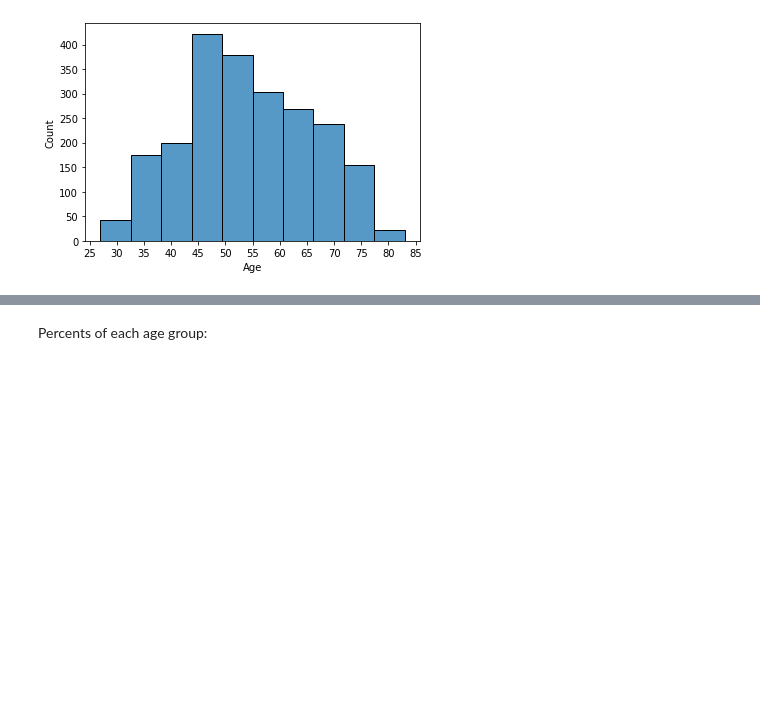
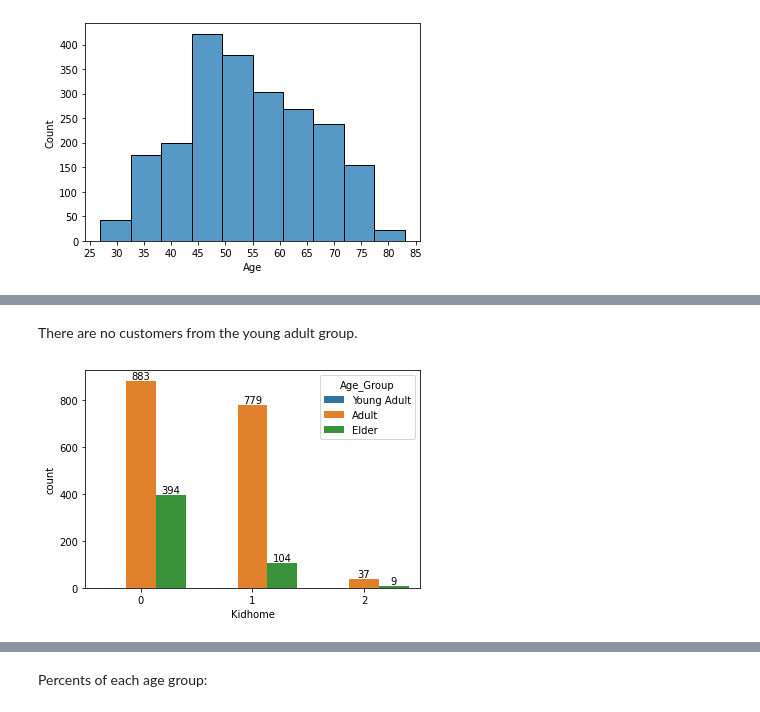
Before and after one commit to barisanik/customer-analysis, a Jupyter notebook: customer-behaviour-analysis.ipynb, the cells around one changed output, grey strips where cells are left out. Drawn from its saved outputs; the diff is of its cells as text; code cells hidden in the pictures; blank space fills up the shorter version.

Commit message:
Kaggle Notebook | Customer Behaviour Analysis | Version 7

```diff
--- a/customer-behaviour-analysis.ipynb
+++ b/customer-behaviour-analysis.ipynb
@@ -235,0 +239,8 @@ sns.countplot(data=data, x="Age_Group")
+# %% [markdown]
+There are no customers from the young adult group.
+# %%
+ax = sns.countplot(data=data, x="Kidhome", hue="Age_Group")
+for container in ax.containers:
+    ax.bar_label(container)
+# %% [output]
+[figure, added]
```
Also changed, not shown: parts of 6 cells of this notebook.
